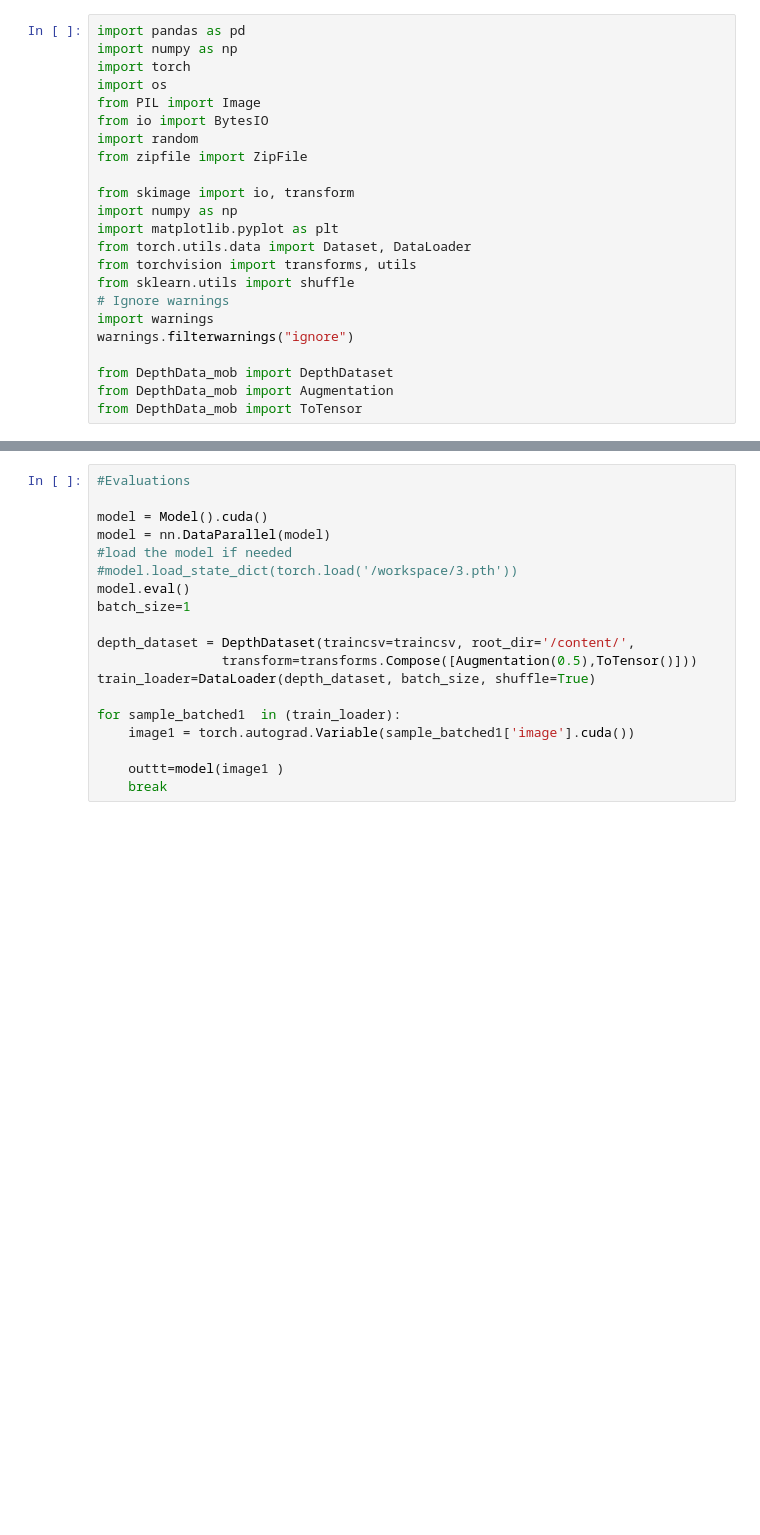
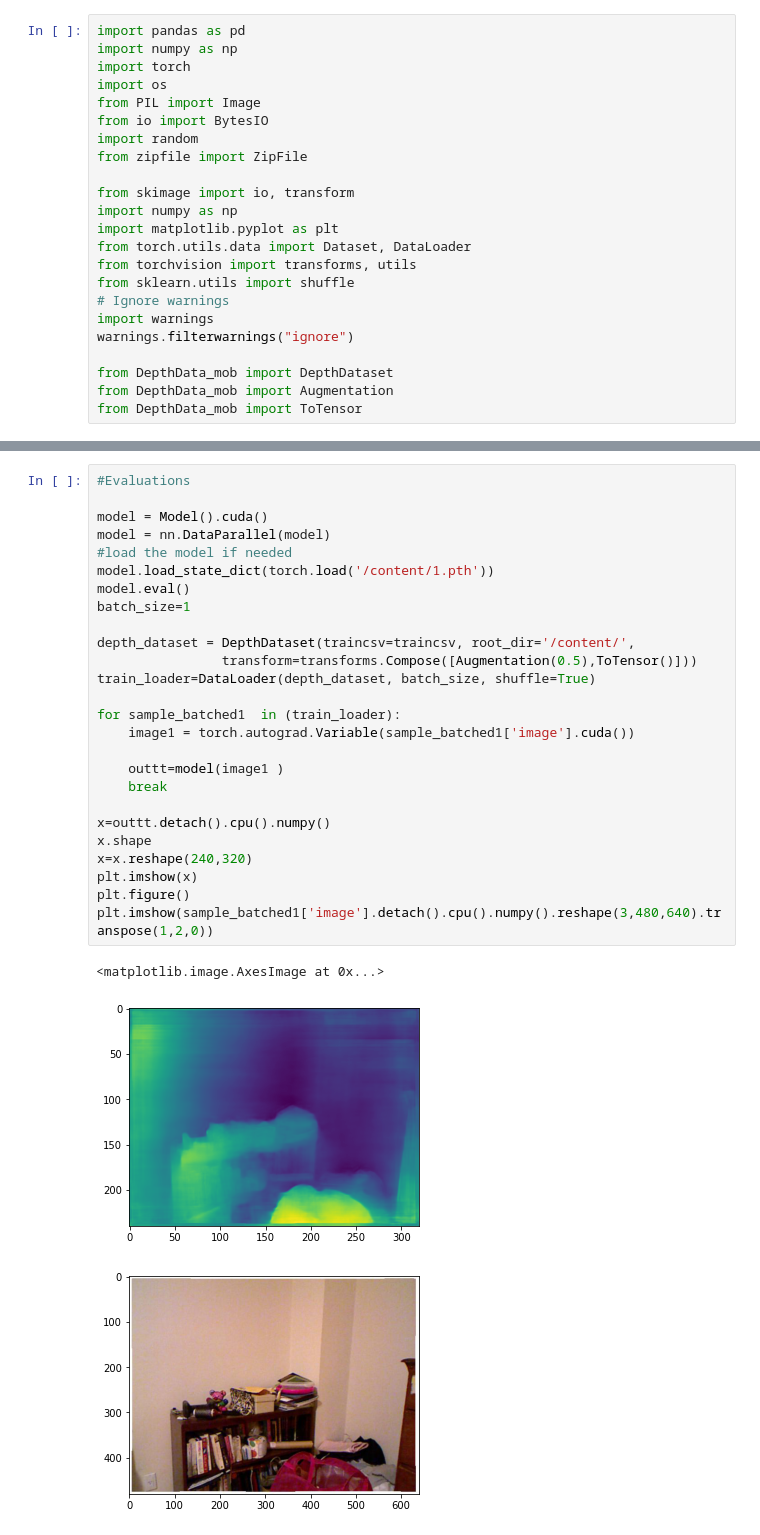
Before and after one commit to l0stpenguin/Depth_estimation_mobilenet, a Jupyter notebook: train_mobilenetv2.ipynb, the cells around one changed output, grey strips where cells are left out. Drawn from its saved outputs; the diff is of its cells as text; blank space fills up the shorter version.

```diff
--- a/train_mobilenetv2.ipynb
+++ b/train_mobilenetv2.ipynb
@@ -252,19 +271,30 @@ Epoch: [16][775/792]    Time 1.756 (1394.309)   ETA 0:00:29     Loss 0.5183 (0.5
 # %%
 #Evaluations
 
 model = Model().cuda()
 model = nn.DataParallel(model)
 #load the model if needed
-#model.load_state_dict(torch.load('/workspace/3.pth'))
+model.load_state_dict(torch.load('/content/1.pth'))
 model.eval()
 batch_size=1
 
 depth_dataset = DepthDataset(traincsv=traincsv, root_dir='/content/',
                 transform=transforms.Compose([Augmentation(0.5),ToTensor()]))
 train_loader=DataLoader(depth_dataset, batch_size, shuffle=True)
 
 for sample_batched1  in (train_loader):
     image1 = torch.autograd.Variable(sample_batched1['image'].cuda())
 
     outtt=model(image1 )
     break
+
+x=outtt.detach().cpu().numpy()
+x.shape
+x=x.reshape(240,320)
+plt.imshow(x)
+plt.figure()
+plt.imshow(sample_batched1['image'].detach().cpu().numpy().reshape(3,480,640).transpose(1,2,0))
+# %% [output]
+<matplotlib.image.AxesImage at 0x...>
+[figure, added]
+[figure, added]
```
Also changed, not shown: parts of 13 cells of this notebook.
